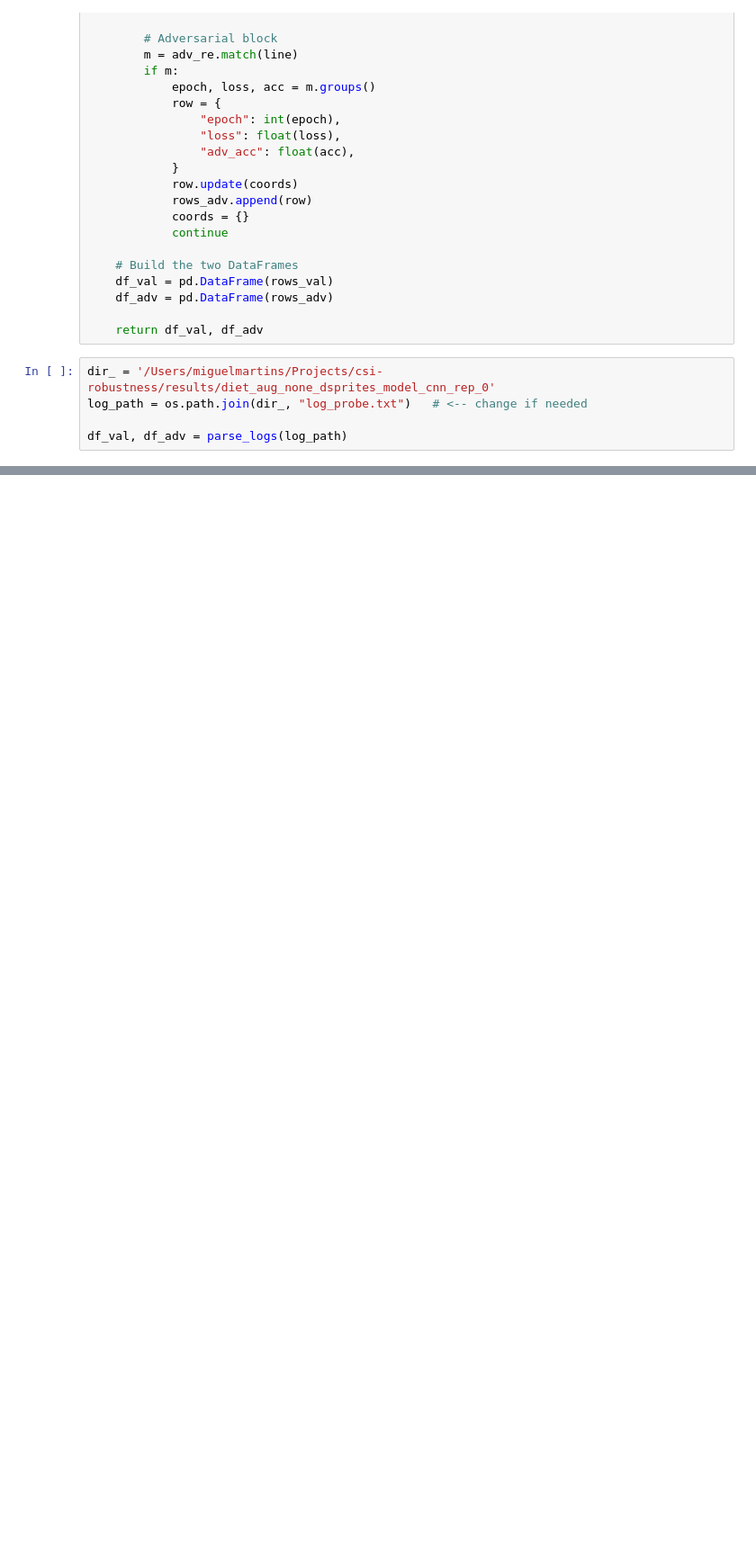
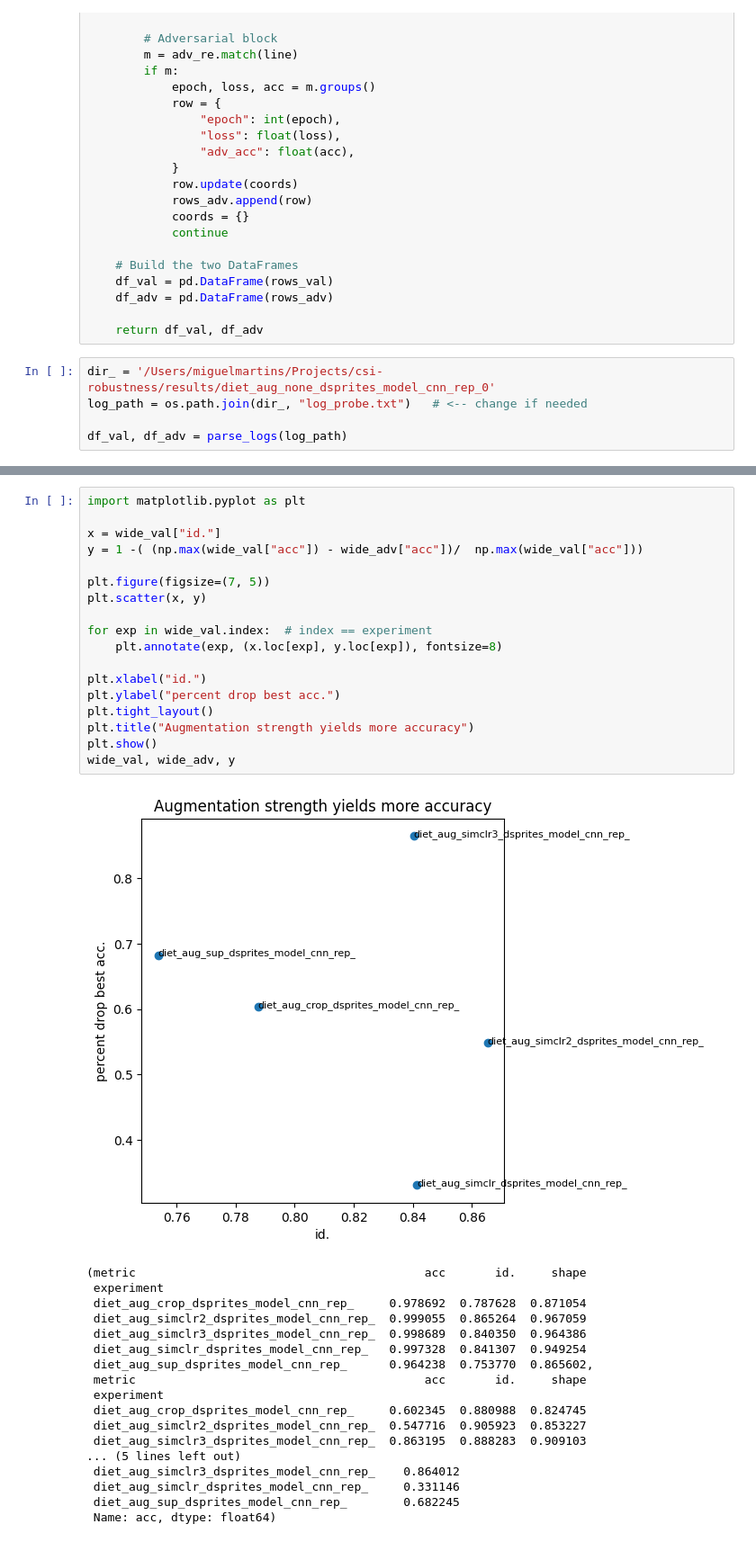
Before and after one commit to miguelmartins/csi-robustness, a Jupyter notebook: dsprites.ipynb, the cells around one changed output, grey strips where cells are left out. Shown at 90% size. Drawn from its saved outputs; the diff is of its cells as text; blank space fills up the shorter version.

```diff
--- a/dsprites.ipynb
+++ b/dsprites.ipynb
@@ -87,0 +484,37 @@ df_val, df_adv = parse_logs(log_path)
+# %%
+import matplotlib.pyplot as plt
+
+x = wide_val["id."]
+y = 1 -( (np.max(wide_val["acc"]) - wide_adv["acc"])/  np.max(wide_val["acc"]))
+
+plt.figure(figsize=(7, 5))
+plt.scatter(x, y)
+
+for exp in wide_val.index:  # index == experiment
+    plt.annotate(exp, (x.loc[exp], y.loc[exp]), fontsize=8)
+
+plt.xlabel("id.")
+plt.ylabel("percent drop best acc.")
+plt.tight_layout()
+plt.title("Augmentation strength yields more accuracy")
+plt.show()
+wide_val, wide_adv, y
+# %% [output]
+[figure, added]
+(metric                                         acc       id.     shape
+ experiment
+ diet_aug_crop_dsprites_model_cnn_rep_     0.978692  0.787628  0.871054
+ diet_aug_simclr2_dsprites_model_cnn_rep_  0.999055  0.865264  0.967059
+ diet_aug_simclr3_dsprites_model_cnn_rep_  0.998689  0.840350  0.964386
+ diet_aug_simclr_dsprites_model_cnn_rep_   0.997328  0.841307  0.949254
+ diet_aug_sup_dsprites_model_cnn_rep_      0.964238  0.753770  0.865602,
+ metric                                         acc       id.     shape
+ experiment
+ diet_aug_crop_dsprites_model_cnn_rep_     0.602345  0.880988  0.824745
+ diet_aug_simclr2_dsprites_model_cnn_rep_  0.547716  0.905923  0.853227
+ diet_aug_simclr3_dsprites_model_cnn_rep_  0.863195  0.888283  0.909103
+... (5 lines left out)
+ diet_aug_simclr3_dsprites_model_cnn_rep_    0.864012
+ diet_aug_simclr_dsprites_model_cnn_rep_     0.331146
+ diet_aug_sup_dsprites_model_cnn_rep_        0.682245
+ Name: acc, dtype: float64)
```
Also changed, not shown: parts of 18 cells of this notebook.
